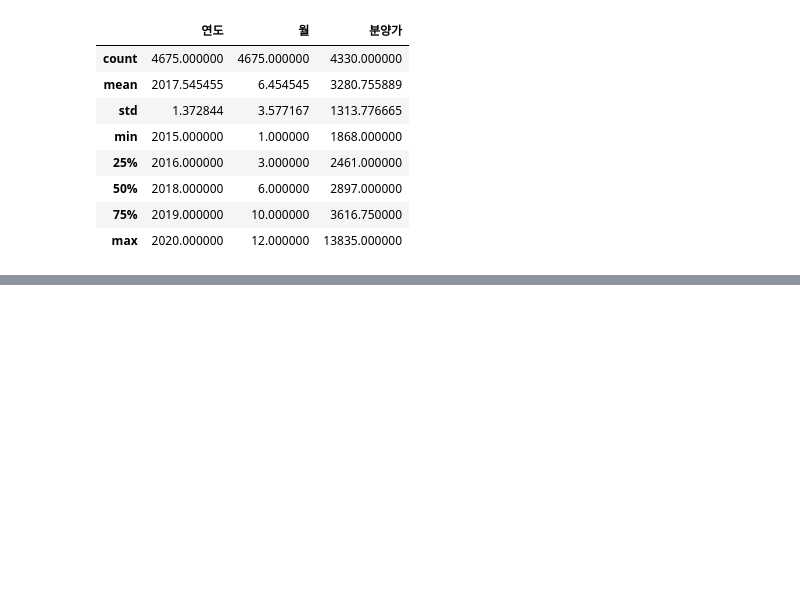
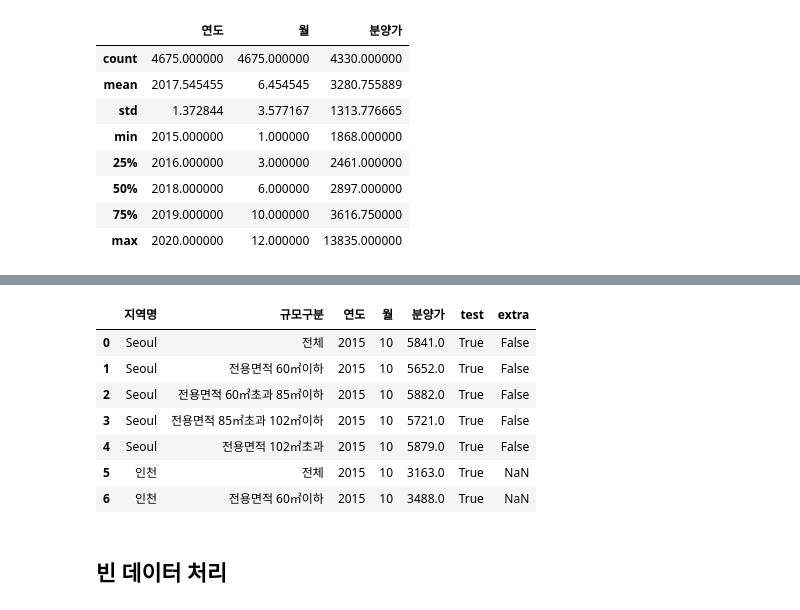
Before and after one commit to moonitdev/MAI, a Jupyter notebook: teddylee777/05-Pandas/01_10mins_to_pandas.ipynb, the cells around one changed output, grey strips where cells are left out. Saved outputs shown, nothing was run; the diff lists cells and outputs as text; code cells hidden in the pictures; blank space fills up the shorter version.

```diff
--- a/teddylee777/05-Pandas/01_10mins_to_pandas.ipynb
+++ b/teddylee777/05-Pandas/01_10mins_to_pandas.ipynb
@@ -131,0 +425,3 @@ df.describe()
+# %%
+# 지역명 == 서울 인 지역을 Seoul로 변경(값을 set)
+df.loc[df['지역명']=='서울','지역명'] = 'Seoul'
@@ -131,0 +439,2 @@ df.describe()
+# %%
+df1 = df.reindex(index=df.index[:7], columns=list(df.columns) + ['extra'])
@@ -131,0 +450,15 @@ df.describe()
+# %%
+df1.loc[:4, 'extra'] = False
+# %%
+df1
+# %% [output]
+|  | 지역명 | 규모구분 | 연도 | 월 | 분양가 | test | extra |
+| 0 | Seoul | 전체 | 2015 | 10 | 5841.0 | True | False |
+| 1 | Seoul | 전용면적 60㎡이하 | 2015 | 10 | 5652.0 | True | False |
+| 2 | Seoul | 전용면적 60㎡초과 85㎡이하 | 2015 | 10 | 5882.0 | True | False |
+| 3 | Seoul | 전용면적 85㎡초과 102㎡이하 | 2015 | 10 | 5721.0 | True | False |
+| 4 | Seoul | 전용면적 102㎡초과 | 2015 | 10 | 5879.0 | True | False |
+| 5 | 인천 | 전체 | 2015 | 10 | 3163.0 | True | NaN |
+| 6 | 인천 | 전용면적 60㎡이하 | 2015 | 10 | 3488.0 | True | NaN |
+# %% [markdown]
+## 빈 데이터 처리
```
Also changed, not shown: parts of 104 cells of this notebook, 3 other files.
